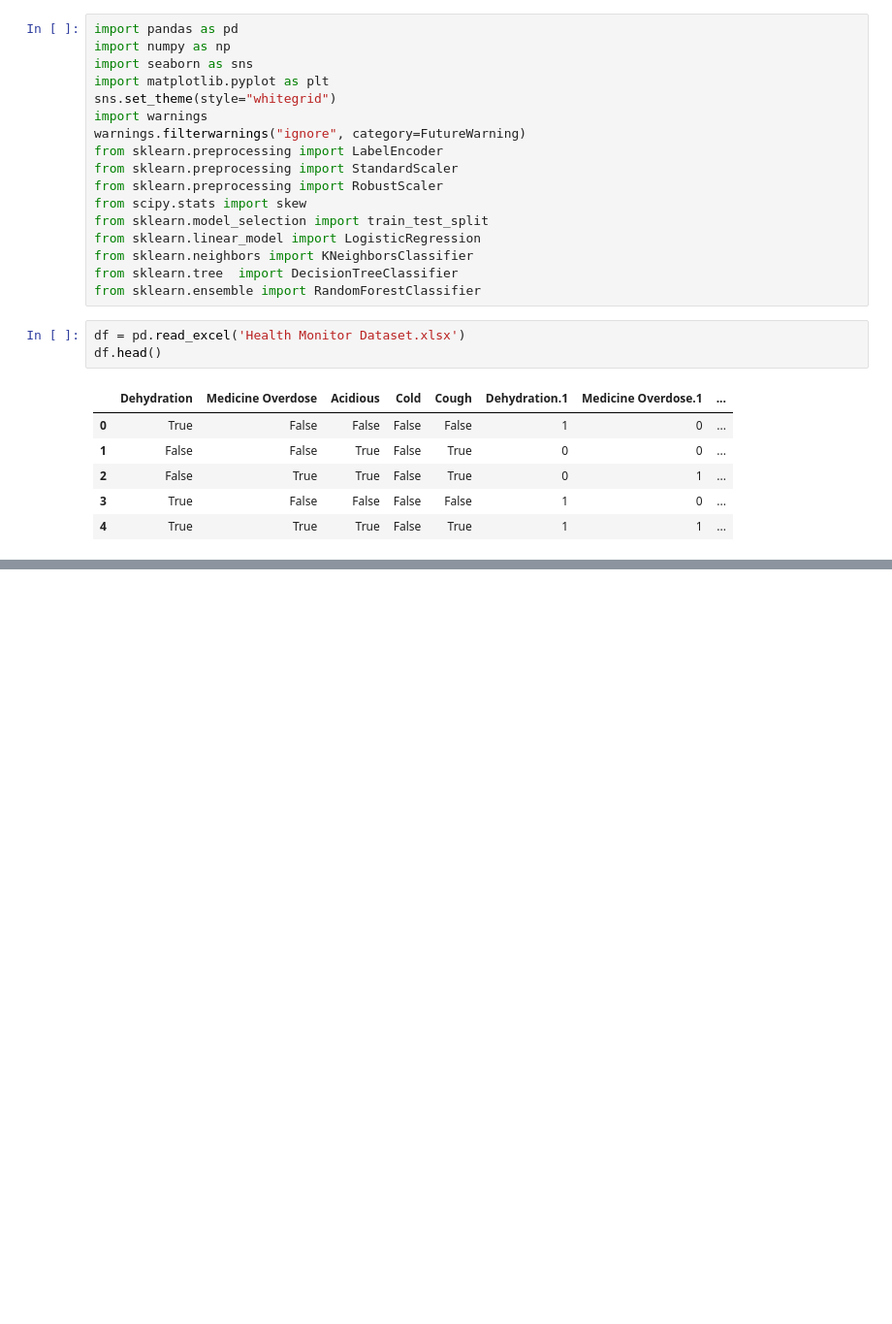
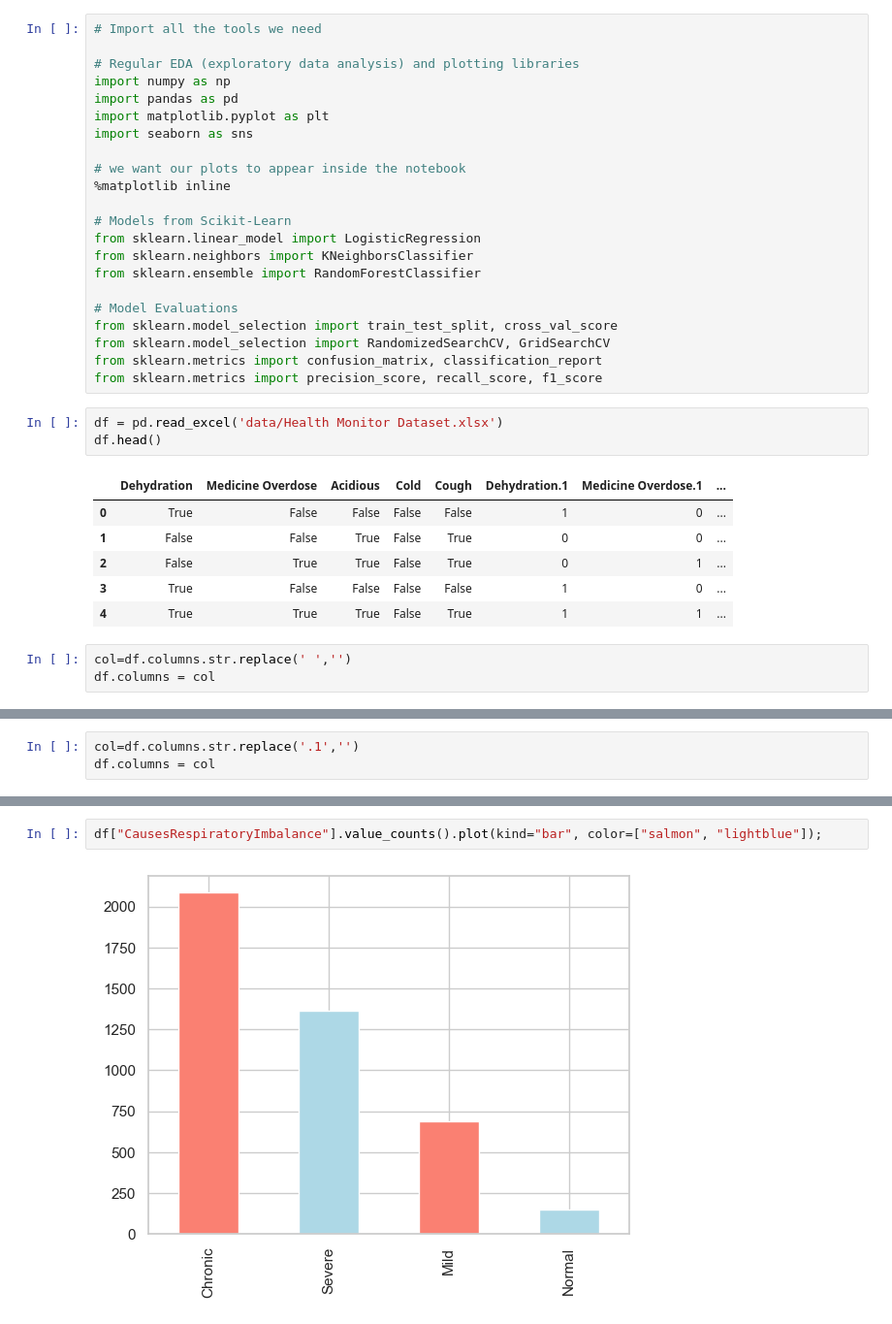
Before and after one commit to abideen-olawuwo/healthmonitor, a Jupyter notebook: health_monitor.ipynb, the cells around one changed output, grey strips where cells are left out. Shown at 97% size. Saved outputs shown, nothing was run; the diff lists cells and outputs as text; blank space fills up the shorter version.

```diff
--- a/health_monitor.ipynb
+++ b/health_monitor.ipynb
@@ -1,22 +1,27 @@
 # %%
+# Import all the tools we need
+
+# Regular EDA (exploratory data analysis) and plotting libraries
+import numpy as np
 import pandas as pd
-import numpy as np
+import matplotlib.pyplot as plt
 import seaborn as sns
-import matplotlib.pyplot as plt
-sns.set_theme(style="whitegrid")
-import warnings
-warnings.filterwarnings("ignore", category=FutureWarning)
-from sklearn.preprocessing import LabelEncoder
-from sklearn.preprocessing import StandardScaler
-from sklearn.preprocessing import RobustScaler
-from scipy.stats import skew
-from sklearn.model_selection import train_test_split
+
+# we want our plots to appear inside the notebook
+%matplotlib inline
+
+# Models from Scikit-Learn
 from sklearn.linear_model import LogisticRegression
 from sklearn.neighbors import KNeighborsClassifier
-from sklearn.tree  import DecisionTreeClassifier
 from sklearn.ensemble import RandomForestClassifier
+
+# Model Evaluations
+from sklearn.model_selection import train_test_split, cross_val_score
+from sklearn.model_selection import RandomizedSearchCV, GridSearchCV
+from sklearn.metrics import confusion_matrix, classification_report
+from sklearn.metrics import precision_score, recall_score, f1_score
 # %%
-df = pd.read_excel('Health Monitor Dataset.xlsx')
+df = pd.read_excel('data/Health Monitor Dataset.xlsx')
 df.head()
 # %% [output]
 |  | Dehydration | Medicine Overdose | Acidious | Cold | Cough | Dehydration.1 | Medicine Overdose.1 | ... |
@@ -25,3 +30,6 @@ df.head()
 | 2 | False | True | True | False | True | 0 | 1 | ... |
 | 3 | True | False | False | False | False | 1 | 0 | ... |
 | 4 | True | True | True | False | True | 1 | 1 | ... |
+# %%
+col=df.columns.str.replace(' ','')
+df.columns = col
@@ -27,0 +45,3 @@ df.head()
+# %%
+col=df.columns.str.replace('.1','')
+df.columns = col
@@ -27,0 +117,4 @@ df.head()
+# %%
+df["CausesRespiratoryImbalance"].value_counts().plot(kind="bar", color=["salmon", "lightblue"]);
+# %% [output]
+[figure, added]
```
Also changed, not shown: parts of 25 cells of this notebook.
